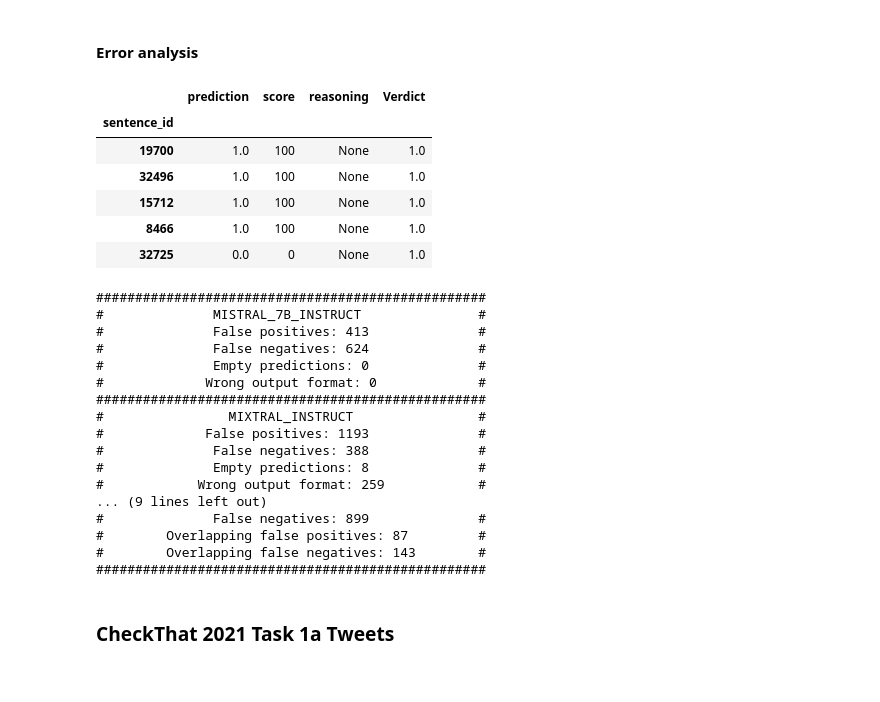
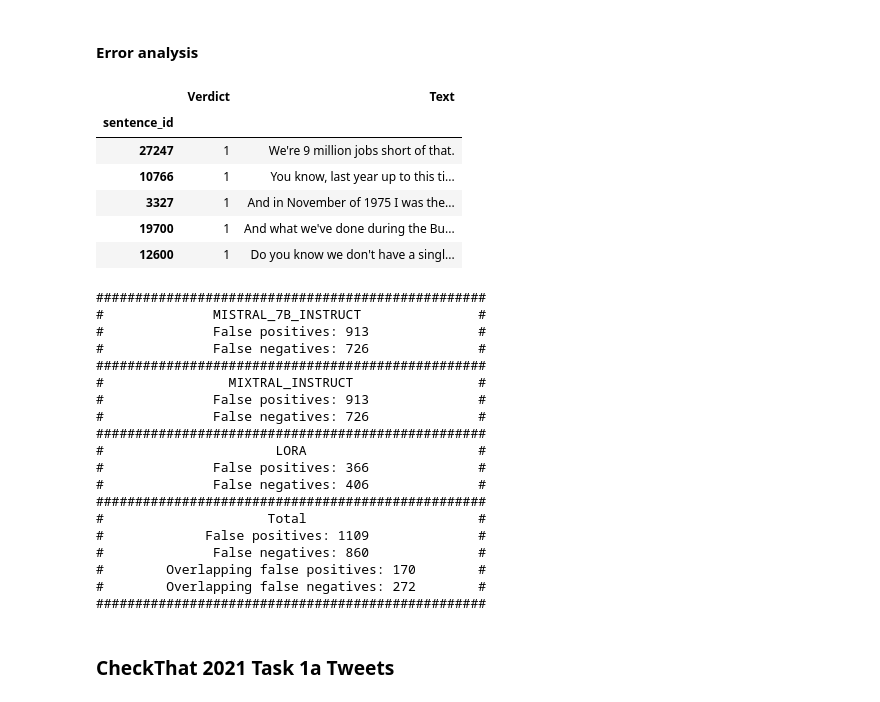
Before and after one commit to matsbratvold/Checkworthiness-Detection-with-Open-Source-LLMs, a Jupyter notebook: src/llm.ipynb, the cells around one changed output. Saved outputs shown, nothing was run; the diff lists cells and outputs as text; code cells hidden in the pictures.

Commit message:
Adding proper false positive and false negative generation on both datasets

```diff
--- a/src/llm.ipynb
+++ b/src/llm.ipynb
@@ -128,45 +149,45 @@ Running 4 fold cross validation for model MIXTRAL_INSTRUCT
 #### Error analysis
 # %%
 %autoreload
-mistral_results = pd.read_csv(f"../results/ClaimBuster/{HuggingFaceModel.MISTRAL_7B_INSTRUCT.name}/zeroshot/zeroshot1.csv", index_col=0)
-mixtral_results = pd.read_csv(f"../results/ClaimBuster/{HuggingFaceModel.MIXTRAL_INSTRUCT.name}/zeroshot/zeroshot1.csv", index_col=0)
-lora_results = pd.read_csv(f"../results/ClaimBuster/{HuggingFaceModel.MISTRAL_7B_INSTRUCT.name}/lora/predictions.csv", index_col=0)
-lora_results["score"]=lora_results["prediction"].map(lambda x: 100 if x==1 else 0)
-lora_results["reasoning"] = [None] * len(lora_results)
-lora_results.loc[mistral_results.index, "Verdict"] = mistral_results["Verdict"]
-display(lora_results.head())
-results = [mistral_results, mixtral_results, lora_results]
+mistral_predictins = pd.read_csv(f"../results/ClaimBuster/{HuggingFaceModel.MISTRAL_7B_INSTRUCT.name}/zeroshot/predictions.csv", index_col=0)
+mixtral_predictions = pd.read_csv(f"../results/ClaimBuster/{HuggingFaceModel.MIXTRAL_INSTRUCT.name}/zeroshot/predictions.csv", index_col=0)
+lora_predictions = pd.read_csv(f"../results/ClaimBuster/{HuggingFaceModel.MISTRAL_7B_INSTRUCT.name}/lora/predictions.csv", index_col=0)
+predictions = [mistral_predictins, mistral_predictins, lora_predictions]
 model_names = [HuggingFaceModel.MISTRAL_7B_INSTRUCT.name, HuggingFaceModel.MIXTRAL_INSTRUCT.name, "LORA"]
+display(claimbuster.head())
 generate_error_analysis_report(
-    results=results,
-    models=models,
+    claimbuster,
+    predictions=predictions,
+    model_names=model_names,
     folder_path=f"../results/ClaimBuster"
 )
 # %% [output]
-|  | prediction | score | reasoning | Verdict |
-| sentence_id |  |  |  |  |
-| 19700 | 1.0 | 100 | None | 1.0 |
-| 32496 | 1.0 | 100 | None | 1.0 |
-| 15712 | 1.0 | 100 | None | 1.0 |
-| 8466 | 1.0 | 100 | None | 1.0 |
-| 32725 | 0.0 | 0 | None | 1.0 |
+|  | Verdict | Text |
+| sentence_id |  |  |
+| 27247 | 1 | We're 9 million jobs short of that. |
+| 10766 | 1 | You know, last year up to this ti... |
+| 3327 | 1 | And in November of 1975 I was the... |
+| 19700 | 1 | And what we've done during the Bu... |
+| 12600 | 1 | Do you know we don't have a singl... |
 ##################################################
 #              MISTRAL_7B_INSTRUCT               #
-#              False positives: 413              #
-#              False negatives: 624              #
-#              Empty predictions: 0              #
-#             Wrong output format: 0             #
+#              False positives: 913              #
+#              False negatives: 726              #
 ##################################################
 #                MIXTRAL_INSTRUCT                #
-#             False positives: 1193              #
-#              False negatives: 388              #
-#              Empty predictions: 8              #
-#            Wrong output format: 259            #
-... (9 lines left out)
-#              False negatives: 899              #
-#        Overlapping false positives: 87         #
-#        Overlapping false negatives: 143        #
+#              False positives: 913              #
+#              False negatives: 726              #
 ##################################################
+#                      LORA                      #
+#              False positives: 366              #
+#              False negatives: 406              #
+##################################################
+#                     Total                      #
+#             False positives: 1109              #
+#              False negatives: 860              #
+#        Overlapping false positives: 170        #
+#        Overlapping false negatives: 272        #
+##################################################
 # %% [markdown]
 ### CheckThat 2021 Task 1a Tweets
 # %%
```
Also changed, not shown: parts of 5 cells of this notebook, 22 other files.
